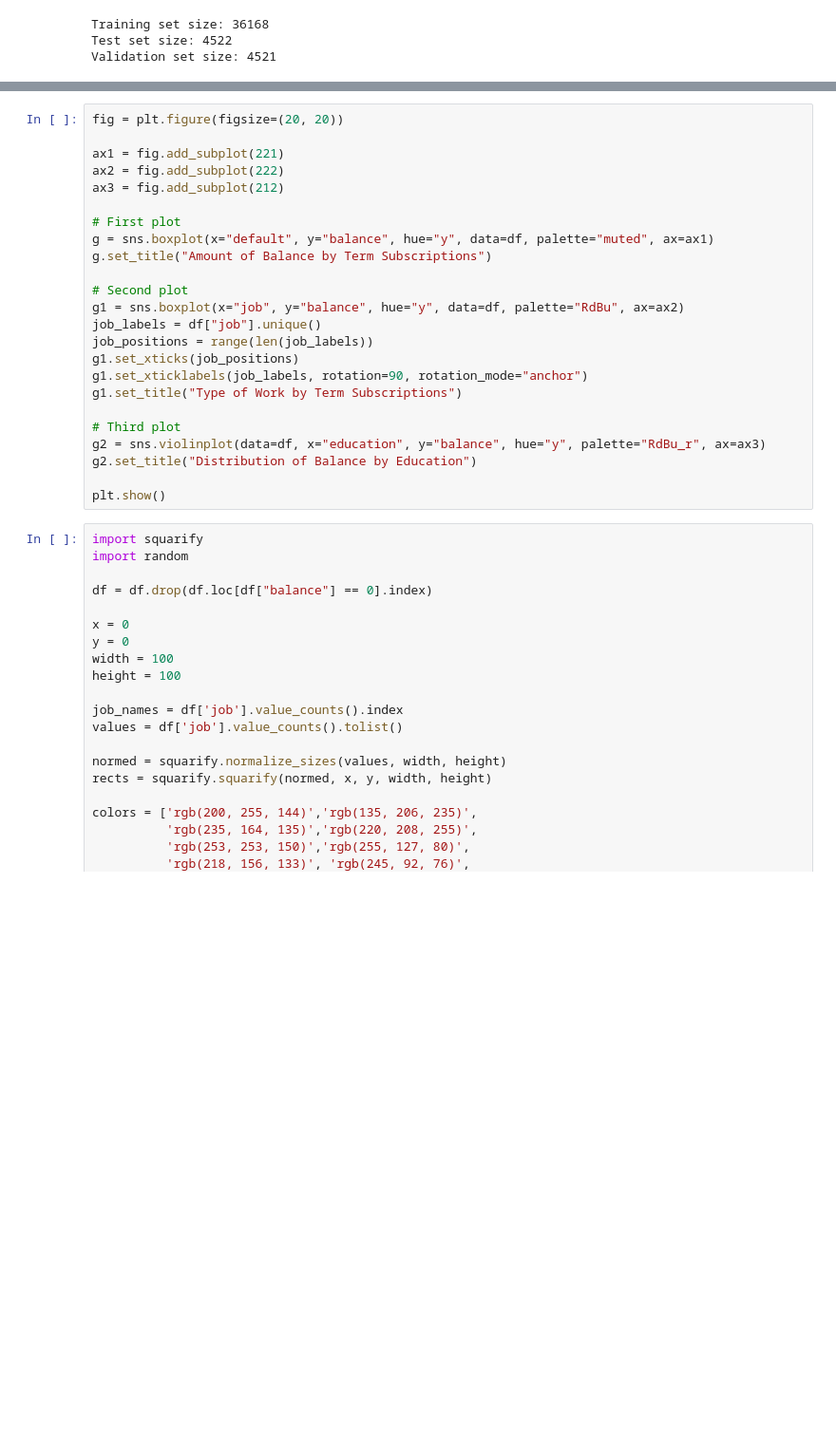
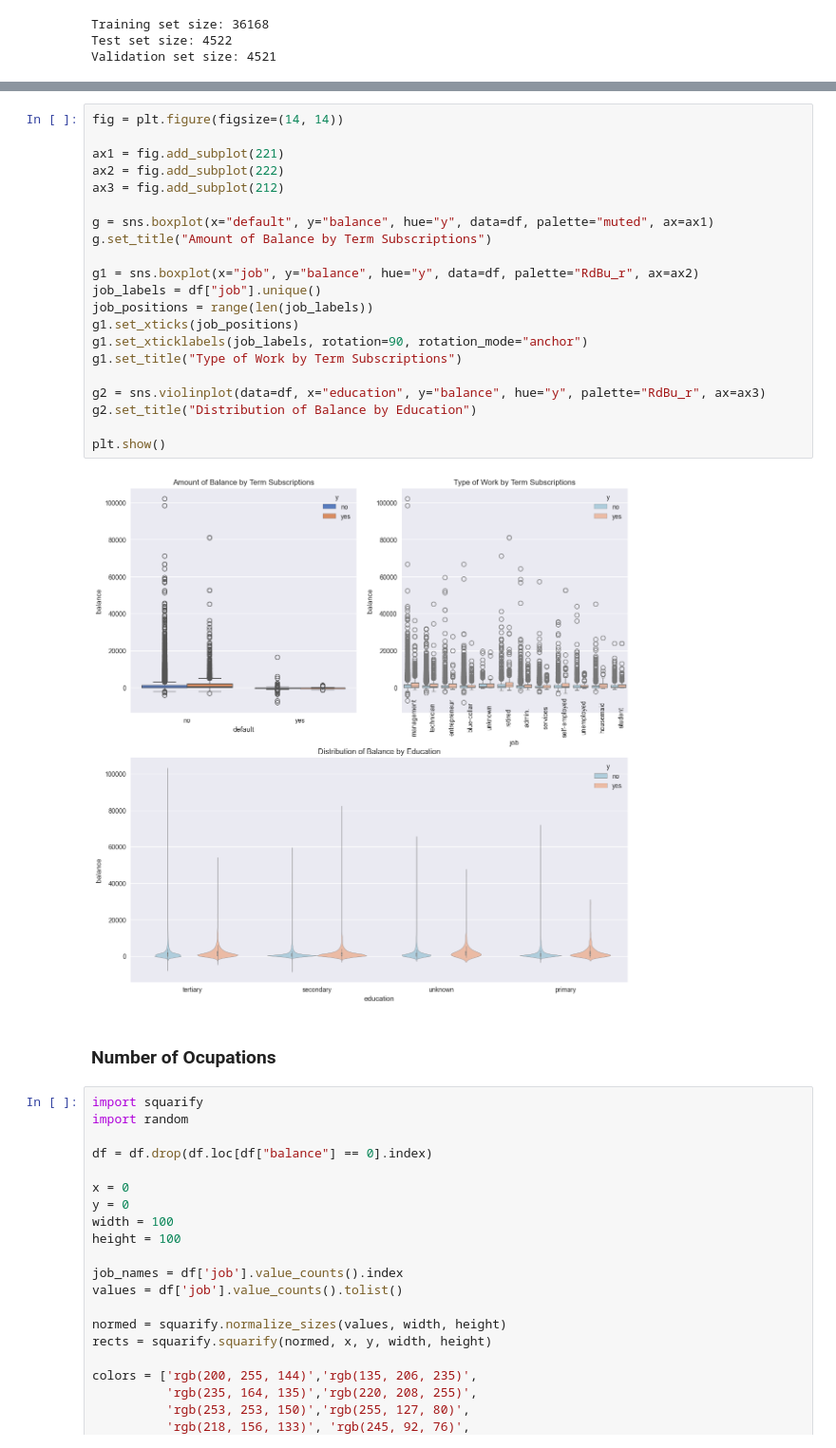
Before and after one commit to ZasaQ/A-neural-model-of-a-banking-customer, a Jupyter notebook: KrzywdaKubowicz.ipynb, the cells around one changed output, grey strips where cells are left out. Shown at 95% size. Cells and saved outputs as stored; diff of their text form; blank space fills up the shorter version.

Commit message:
minor changes in Exploratory Data Analysis section

```diff
--- a/KrzywdaKubowicz.ipynb
+++ b/KrzywdaKubowicz.ipynb
@@ -140,27 +148,28 @@ plt.show()
 # %%
-fig = plt.figure(figsize=(20, 20))
+fig = plt.figure(figsize=(14, 14))
 
 ax1 = fig.add_subplot(221)
 ax2 = fig.add_subplot(222)
 ax3 = fig.add_subplot(212)
 
-# First plot
 g = sns.boxplot(x="default", y="balance", hue="y", data=df, palette="muted", ax=ax1)
 g.set_title("Amount of Balance by Term Subscriptions")
 
-# Second plot
-g1 = sns.boxplot(x="job", y="balance", hue="y", data=df, palette="RdBu", ax=ax2)
+g1 = sns.boxplot(x="job", y="balance", hue="y", data=df, palette="RdBu_r", ax=ax2)
 job_labels = df["job"].unique()
 job_positions = range(len(job_labels))
 g1.set_xticks(job_positions)
 g1.set_xticklabels(job_labels, rotation=90, rotation_mode="anchor")
 g1.set_title("Type of Work by Term Subscriptions")
 
-# Third plot
 g2 = sns.violinplot(data=df, x="education", y="balance", hue="y", palette="RdBu_r", ax=ax3)
 g2.set_title("Distribution of Balance by Education")
 
 plt.show()
+# %% [output]
+[figure, added]
+# %% [markdown]
+### Number of Ocupations
 # %%
 import squarify
 import random
```
Also changed, not shown: parts of 11 cells of this notebook.
